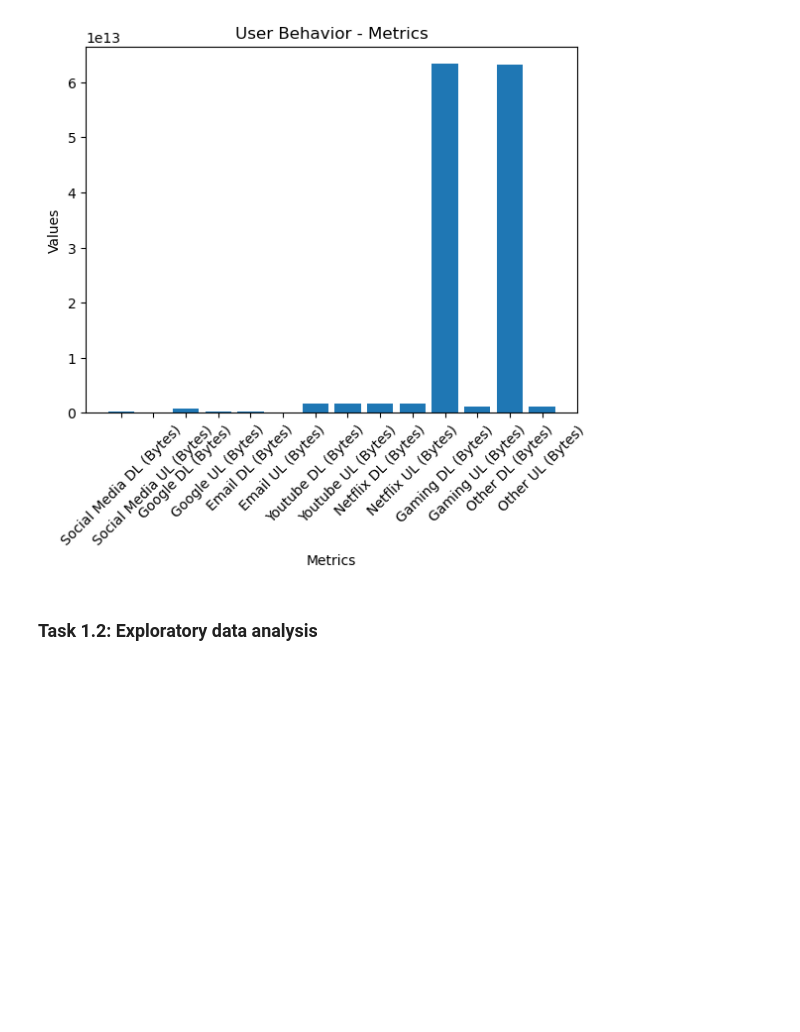
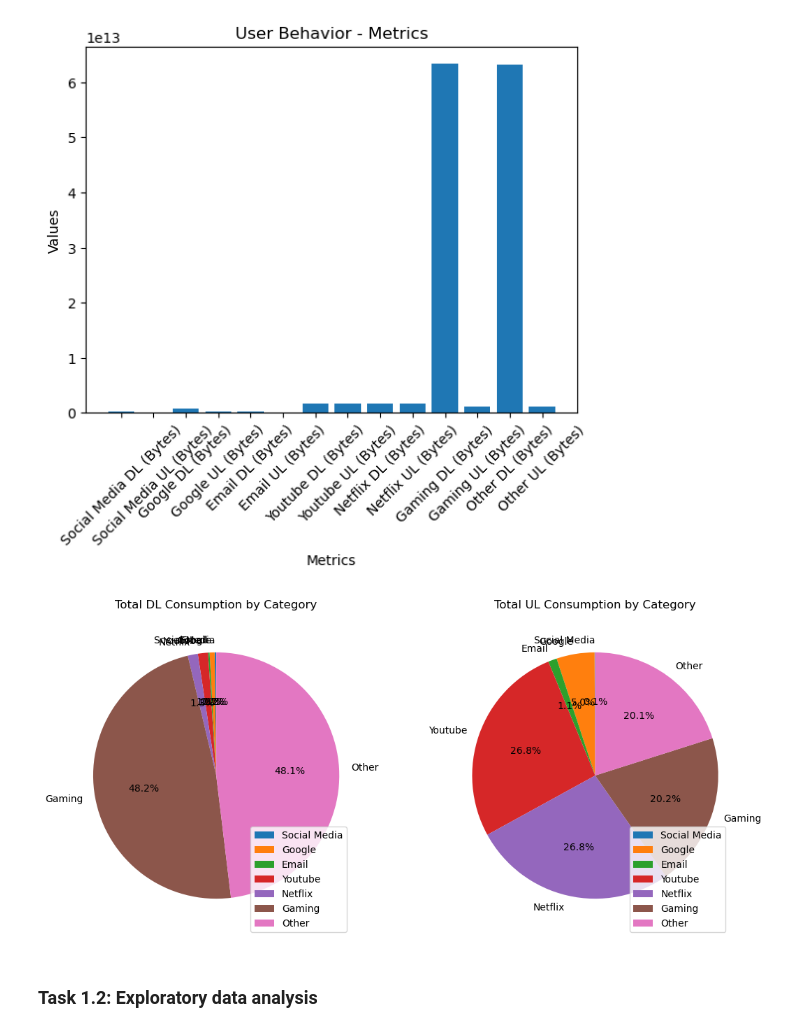
Before and after one commit to OjasSC/Telco_Project, a Jupyter notebook: Telco_Project.ipynb, the cells around one changed output. Cells and saved outputs as stored; diff of their text form; code cells hidden in the pictures; blank space fills up the shorter version.

```diff
--- a/Telco_Project.ipynb
+++ b/Telco_Project.ipynb
@@ -158,5 +161,58 @@ plt.xticks(rotation=45)
 plt.show()
 # %% [output]
 [figure]
+# %%
+
+# Calculate the total DL data for each category
+dl_data = [
+    user_behavior["Social Media DL (Bytes)"].sum(),
+    user_behavior["Google DL (Bytes)"].sum(),
+    user_behavior["Email DL (Bytes)"].sum(),
+    user_behavior["Youtube DL (Bytes)"].sum(),
+    user_behavior["Netflix DL (Bytes)"].sum(),
+    user_behavior["Gaming DL (Bytes)"].sum(),
+    user_behavior["Other DL (Bytes)"].sum()
+]
+
+# Calculate the total UL data for each category
+ul_data = [
+    user_behavior["Social Media UL (Bytes)"].sum(),
+    user_behavior["Google UL (Bytes)"].sum(),
+    user_behavior["Email UL (Bytes)"].sum(),
+    user_behavior["Youtube UL (Bytes)"].sum(),
+    user_behavior["Netflix UL (Bytes)"].sum(),
+    user_behavior["Gaming UL (Bytes)"].sum(),
+    user_behavior["Other UL (Bytes)"].sum()
+]
+
+# Create labels for each category
+labels = ["Social Media", "Google", "Email", "Youtube", "Netflix", "Gaming", "Other"]
+
+# Create the figure with two subplots
+fig, (ax1, ax2) = plt.subplots(1, 2, figsize=(12, 6))
+
+# Plot the DL pie chart
+ax1.pie(dl_data, labels=labels, autopct="%1.1f%%", startangle=90)
+ax1.set_title("Total DL Consumption by Category")
+
+# Plot the UL pie chart
+ax2.pie(ul_data, labels=labels, autopct="%1.1f%%", startangle=90)
+ax2.set_title("Total UL Consumption by Category")
+
+# Set aspect ratio to be equal so that pie is drawn as a circle
+ax1.axis("equal")
+ax2.axis("equal")
+
+# Add legends to the subplots
+ax1.legend(loc="lower right")
+ax2.legend(loc="lower right")
+
+# Adjust the spacing between subplots
+plt.subplots_adjust(wspace=0.4)
+
+# Display the figure
+plt.show()
+# %% [output]
+[figure, added]
 # %% [markdown]
 ### Task 1.2: Exploratory data analysis
```
Also changed, not shown: parts of 4 cells of this notebook.
